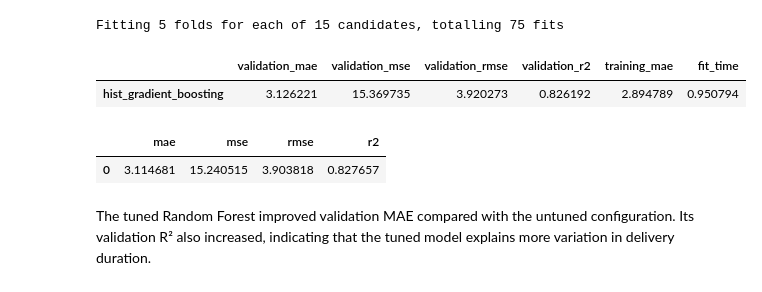
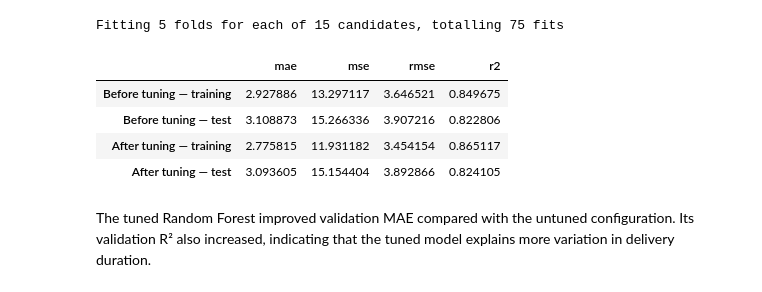
Before and after one commit to amineelhailaa/DeliveryETL, a Jupyter notebook: notebooks/01_delivery_eta.ipynb, the cells around one changed output. Cells and saved outputs as stored; diff of their text form; code cells hidden in the pictures.

Commit message:
update delivery ETA notebook: modify pipeline comparison to include pre- and post-tuning metrics and adjust execution metadata

```diff
--- a/notebooks/01_delivery_eta.ipynb
+++ b/notebooks/01_delivery_eta.ipynb
@@ -407,38 +407,41 @@ random_forest_tune = tune_model("hist_gradient_boosting", X_train, y_train)
 # %% [output]
 Fitting 5 folds for each of 15 candidates, totalling 75 fits
 # %%
-#before randomsearch
-display(cv_df.loc[["hist_gradient_boosting"]])
+from sklearn.base import clone
 
-#after tunning on training
+before_pipeline = clone(random_forest_tune.estimator)
+before_pipeline.fit(X_train.copy(), y_train)
+after_pipeline = random_forest_tune.best_estimator_
 
-result_after_tuning = random_forest_tune.cv_results_
-bestCombination = random_forest_tune.best_index_
+prediction_metrics = {}
 
-best_cv_metrics = {
-    "mae": -result_after_tuning[
-        "mean_test_mae"
-    ][bestCombination],
+for model_name, fitted_pipeline in [
+    ("Before tuning", before_pipeline),
+    ("After tuning", after_pipeline),
+]:
+    number_of_features = fitted_pipeline[:-1].transform(X_train.copy()).shape[1]
 
-    "mse": -result_after_tuning[
-        "mean_test_mse"
-    ][bestCombination],
+    training_predictions = fitted_pipeline.predict(X_train.copy())
+    test_predictions = fitted_pipeline.predict(X_test.copy())
 
-    "rmse": -result_after_tuning[
-        "mean_test_rmse"
-    ][bestCombination],
+    prediction_metrics[f"{model_name} — training"] = calculate_regression_metrics(
+        y_train, training_predictions, number_of_features
+    )
+    prediction_metrics[f"{model_name} — test"] = calculate_regression_metrics(
+        y_test, test_predictions, number_of_features
+    )
 
-    "r2": result_after_tuning[
-        "mean_test_r2"
-    ][bestCombination],
-}
+tuning_comparison = pd.DataFrame.from_dict(
+    prediction_metrics, orient="index"
+)[["mae", "mse", "rmse", "r2"]]
 
-display(pd.DataFrame([best_cv_metrics]))
+display(tuning_comparison)
 # %% [output]
-|  | validation_mae | validation_mse | validation_rmse | validation_r2 | training_mae | fit_time |
-| hist_gradient_boosting | 3.126221 | 15.369735 | 3.920273 | 0.826192 | 2.894789 | 0.950794 |
+|  | mae | mse | rmse | r2 |
+| Before tuning — training | 2.927886 | 13.297117 | 3.646521 | 0.849675 |
+| Before tuning — test | 3.108873 | 15.266336 | 3.907216 | 0.822806 |
+| After tuning — training | 2.775815 | 11.931182 | 3.454154 | 0.865117 |
+| After tuning — test | 3.093605 | 15.154404 | 3.892866 | 0.824105 |
-|  | mae | mse | rmse | r2 |
-| 0 | 3.114681 | 15.240515 | 3.903818 | 0.827657 |
 # %% [markdown]
 The tuned Random Forest improved validation MAE compared with the untuned configuration. Its validation R² also increased, indicating that the tuned model explains more variation in delivery duration.
 # %% [markdown]
```
Also changed, not shown: parts of 1 cell of this notebook, 1 other file.
